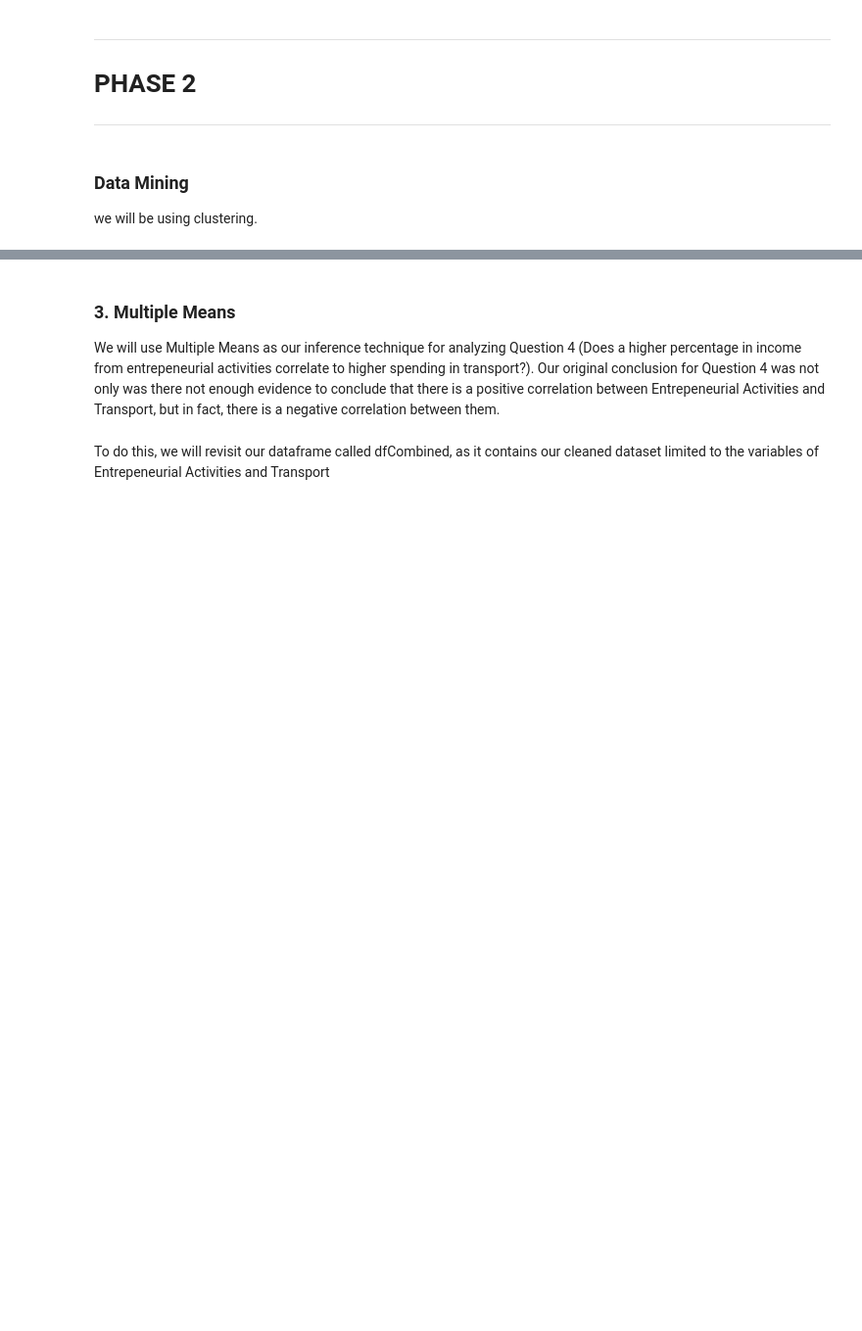
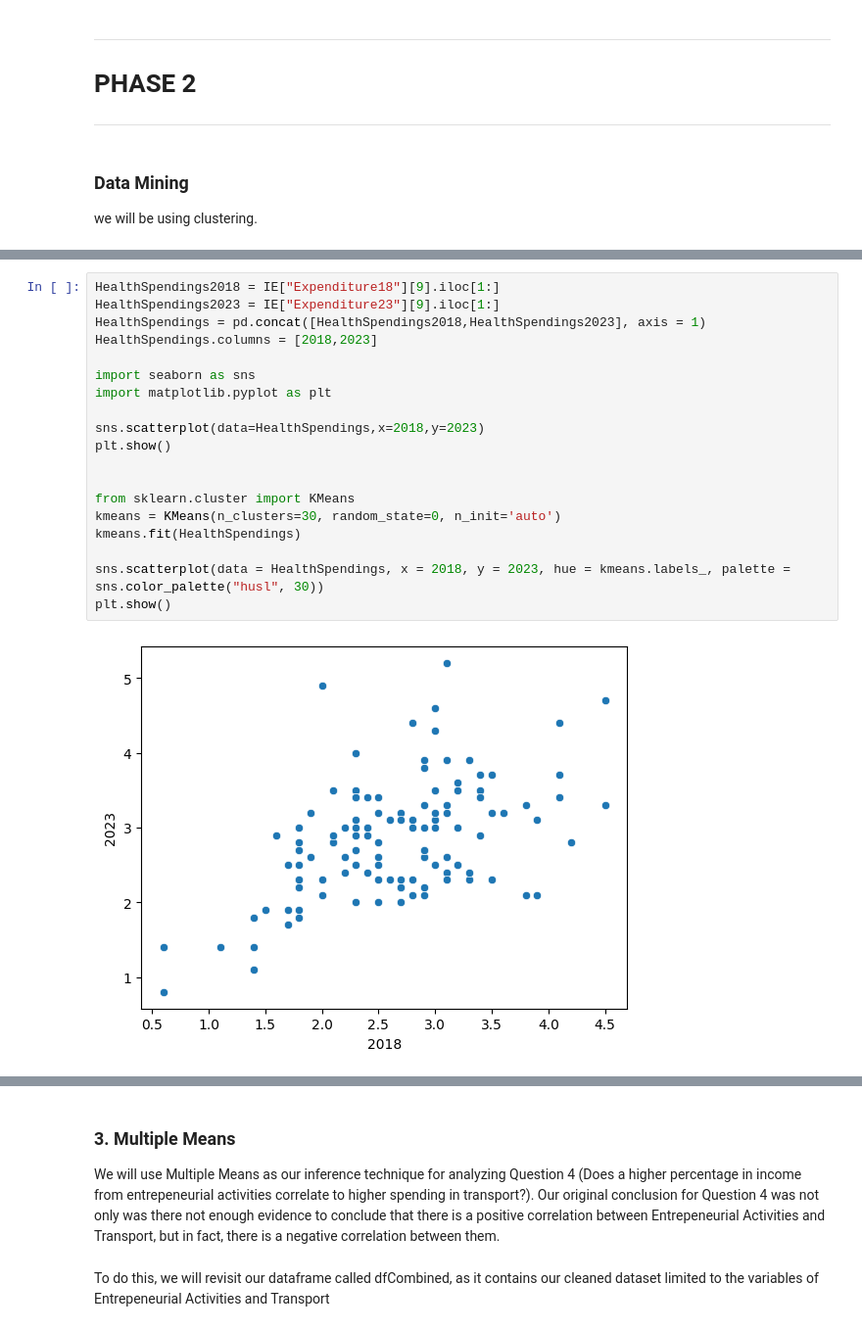
Before and after one commit to Sky282128/RoleModels, a Jupyter notebook: RoleModels.ipynb, the cells around one changed output, grey strips where cells are left out. Shown at 98% size. Drawn from its saved outputs; the diff is of its cells as text; blank space fills up the shorter version.

```diff
--- a/RoleModels.ipynb
+++ b/RoleModels.ipynb
@@ -573,0 +587,21 @@ we will be using clustering.
+# %%
+HealthSpendings2018 = IE["Expenditure18"][9].iloc[1:]
+HealthSpendings2023 = IE["Expenditure23"][9].iloc[1:]
+HealthSpendings = pd.concat([HealthSpendings2018,HealthSpendings2023], axis = 1)
+HealthSpendings.columns = [2018,2023]
+
+import seaborn as sns
+import matplotlib.pyplot as plt
+
+sns.scatterplot(data=HealthSpendings,x=2018,y=2023)
+plt.show()
+
+
+from sklearn.cluster import KMeans
+kmeans = KMeans(n_clusters=30, random_state=0, n_init='auto')
+kmeans.fit(HealthSpendings)
+
+sns.scatterplot(data = HealthSpendings, x = 2018, y = 2023, hue = kmeans.labels_, palette = sns.color_palette("husl", 30))
+plt.show()
+# %% [output]
+[figure, added]
```
Also changed, not shown: parts of 7 cells of this notebook.
